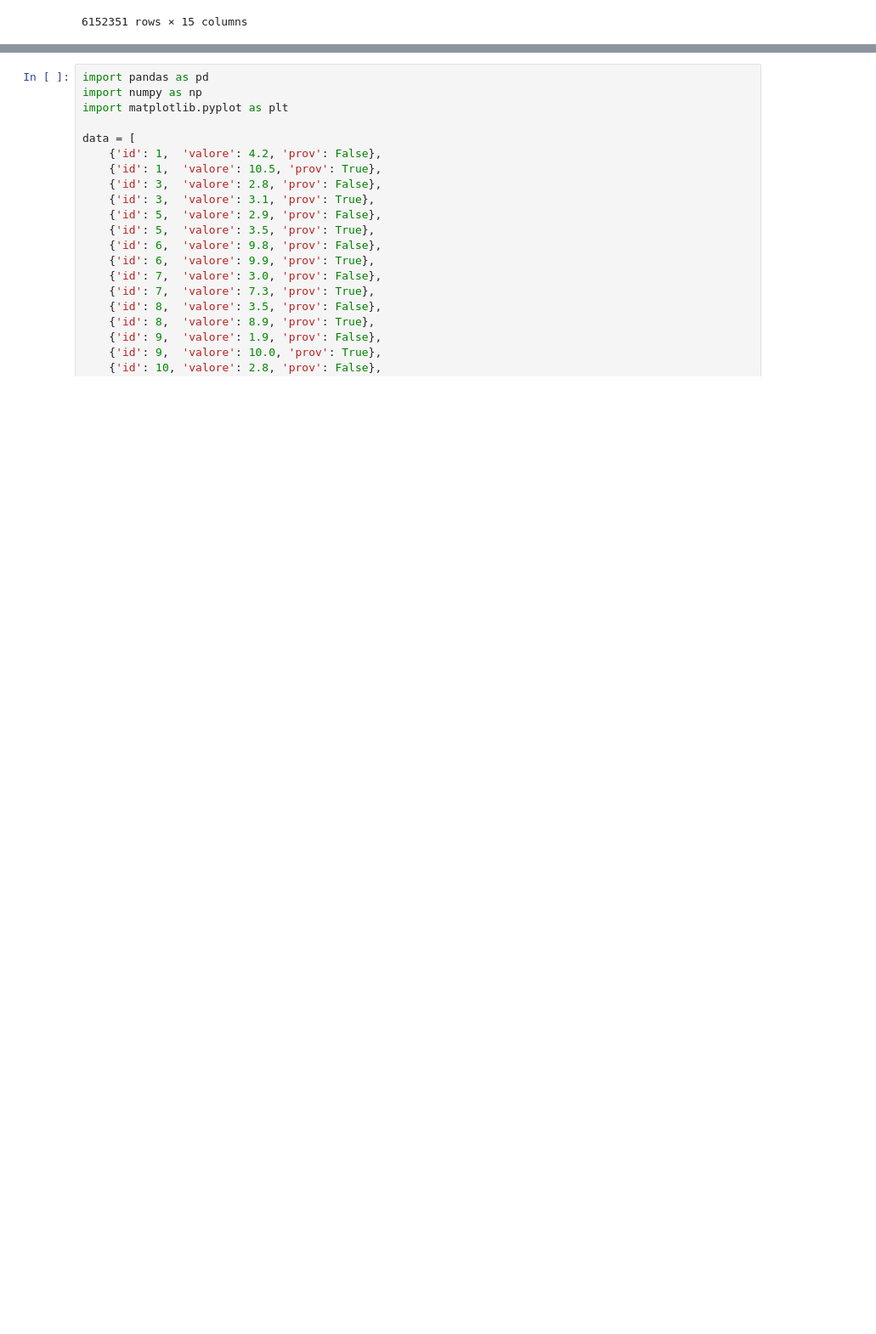
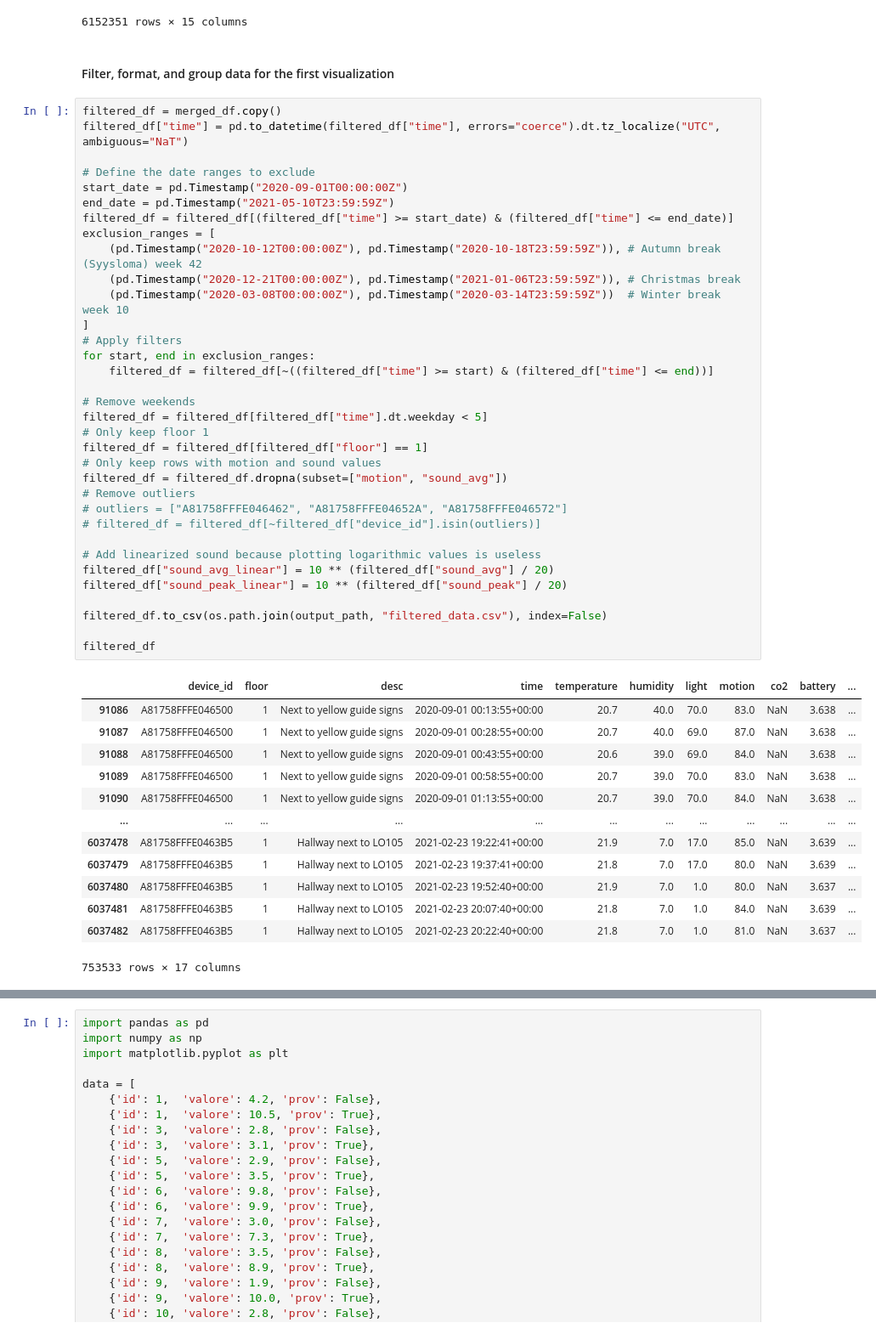
Before and after one commit to ManuelePasini/dataviz, a Jupyter notebook: src/main/dataviz.ipynb, the cells around one changed output, grey strips where cells are left out. Shown: that part at 85% size. Drawn from its saved outputs; the diff is of its cells as text; blank space fills up the shorter version.

Commit message:
feat: process data for the first visualization

```diff
--- a/src/main/dataviz.ipynb
+++ b/src/main/dataviz.ipynb
@@ -77,3 +67,53 @@ Measurements time window: from 2020-08-01 00:00:02 to 2021-02-23 20:32:28
 | 6152349 | A81758FFFE030FFE | 1 | Hallway next to LO105 | 2021-02-23 20:14:38 | 21.8 | 7.0 | 3.0 | 0.0 | 637.0 | 3.686 | ... |
 | 6152350 | A81758FFFE030FFE | 1 | Hallway next to LO105 | 2021-02-23 20:29:38 | 21.8 | 7.0 | 3.0 | 0.0 | 636.0 | 3.686 | ... |
 6152351 rows × 15 columns
+# %% [markdown]
+#### Filter, format, and group data for the first visualization
+# %%
+filtered_df = merged_df.copy()
+filtered_df["time"] = pd.to_datetime(filtered_df["time"], errors="coerce").dt.tz_localize("UTC", ambiguous="NaT")
+
+# Define the date ranges to exclude
+start_date = pd.Timestamp("2020-09-01T00:00:00Z")
+end_date = pd.Timestamp("2021-05-10T23:59:59Z")
+filtered_df = filtered_df[(filtered_df["time"] >= start_date) & (filtered_df["time"] <= end_date)]
+exclusion_ranges = [
+    (pd.Timestamp("2020-10-12T00:00:00Z"), pd.Timestamp("2020-10-18T23:59:59Z")), # Autumn break (Syysloma) week 42
+    (pd.Timestamp("2020-12-21T00:00:00Z"), pd.Timestamp("2021-01-06T23:59:59Z")), # Christmas break
+    (pd.Timestamp("2020-03-08T00:00:00Z"), pd.Timestamp("2020-03-14T23:59:59Z"))  # Winter break week 10
+]
+# Apply filters
+for start, end in exclusion_ranges:
+    filtered_df = filtered_df[~((filtered_df["time"] >= start) & (filtered_df["time"] <= end))]
+
+# Remove weekends
+filtered_df = filtered_df[filtered_df["time"].dt.weekday < 5]
+# Only keep floor 1
+filtered_df = filtered_df[filtered_df["floor"] == 1]
+# Only keep rows with motion and sound values
+filtered_df = filtered_df.dropna(subset=["motion", "sound_avg"])
+# Remove outliers
+# outliers = ["A81758FFFE046462", "A81758FFFE04652A", "A81758FFFE046572"]
+# filtered_df = filtered_df[~filtered_df["device_id"].isin(outliers)]
+
+# Add linearized sound because plotting logarithmic values is useless
+filtered_df["sound_avg_linear"] = 10 ** (filtered_df["sound_avg"] / 20)
+filtered_df["sound_peak_linear"] = 10 ** (filtered_df["sound_peak"] / 20)
+
+filtered_df.to_csv(os.path.join(output_path, "filtered_data.csv"), index=False)
+
+filtered_df
+# %% [output]
+|  | device_id | floor | desc | time | temperature | humidity | light | motion | co2 | battery | ... |
+| 91086 | A81758FFFE046500 | 1 | Next to yellow guide signs | 2020-09-01 00:13:55+00:00 | 20.7 | 40.0 | 70.0 | 83.0 | NaN | 3.638 | ... |
+| 91087 | A81758FFFE046500 | 1 | Next to yellow guide signs | 2020-09-01 00:28:55+00:00 | 20.7 | 40.0 | 69.0 | 87.0 | NaN | 3.638 | ... |
+| 91088 | A81758FFFE046500 | 1 | Next to yellow guide signs | 2020-09-01 00:43:55+00:00 | 20.6 | 39.0 | 69.0 | 84.0 | NaN | 3.638 | ... |
+| 91089 | A81758FFFE046500 | 1 | Next to yellow guide signs | 2020-09-01 00:58:55+00:00 | 20.7 | 39.0 | 70.0 | 83.0 | NaN | 3.638 | ... |
+| 91090 | A81758FFFE046500 | 1 | Next to yellow guide signs | 2020-09-01 01:13:55+00:00 | 20.7 | 39.0 | 70.0 | 84.0 | NaN | 3.638 | ... |
+| ... | ... | ... | ... | ... | ... | ... | ... | ... | ... | ... | ... |
+| 6037478 | A81758FFFE0463B5 | 1 | Hallway next to LO105 | 2021-02-23 19:22:41+00:00 | 21.9 | 7.0 | 17.0 | 85.0 | NaN | 3.639 | ... |
+| 6037479 | A81758FFFE0463B5 | 1 | Hallway next to LO105 | 2021-02-23 19:37:41+00:00 | 21.8 | 7.0 | 17.0 | 80.0 | NaN | 3.639 | ... |
+| 6037480 | A81758FFFE0463B5 | 1 | Hallway next to LO105 | 2021-02-23 19:52:40+00:00 | 21.9 | 7.0 | 1.0 | 80.0 | NaN | 3.637 | ... |
+| 6037481 | A81758FFFE0463B5 | 1 | Hallway next to LO105 | 2021-02-23 20:07:40+00:00 | 21.8 | 7.0 | 1.0 | 84.0 | NaN | 3.639 | ... |
+| 6037482 | A81758FFFE0463B5 | 1 | Hallway next to LO105 | 2021-02-23 20:22:40+00:00 | 21.8 | 7.0 | 1.0 | 81.0 | NaN | 3.637 | ... |
+753533 rows × 17 columns
```
Also changed, not shown: parts of 3 cells of this notebook.
